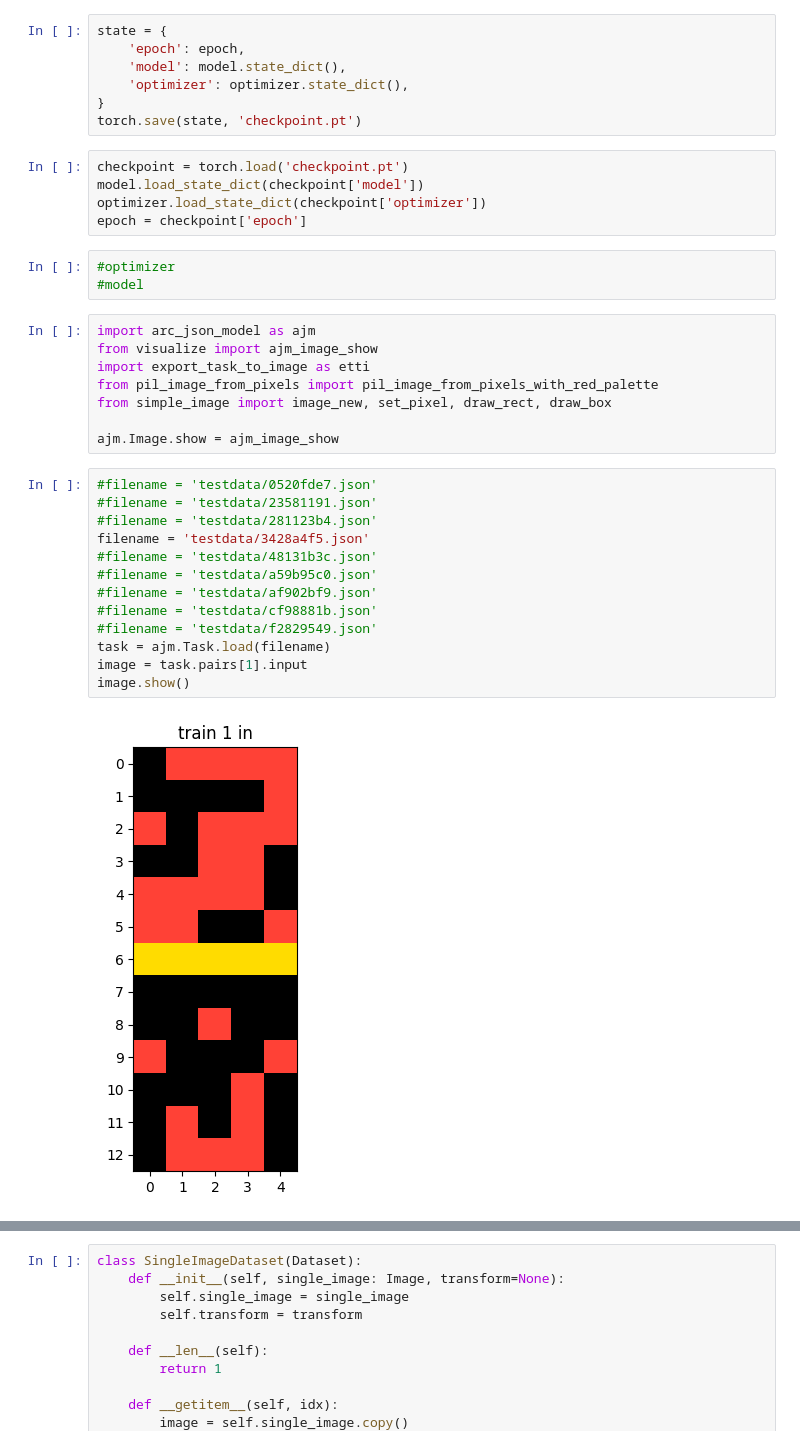
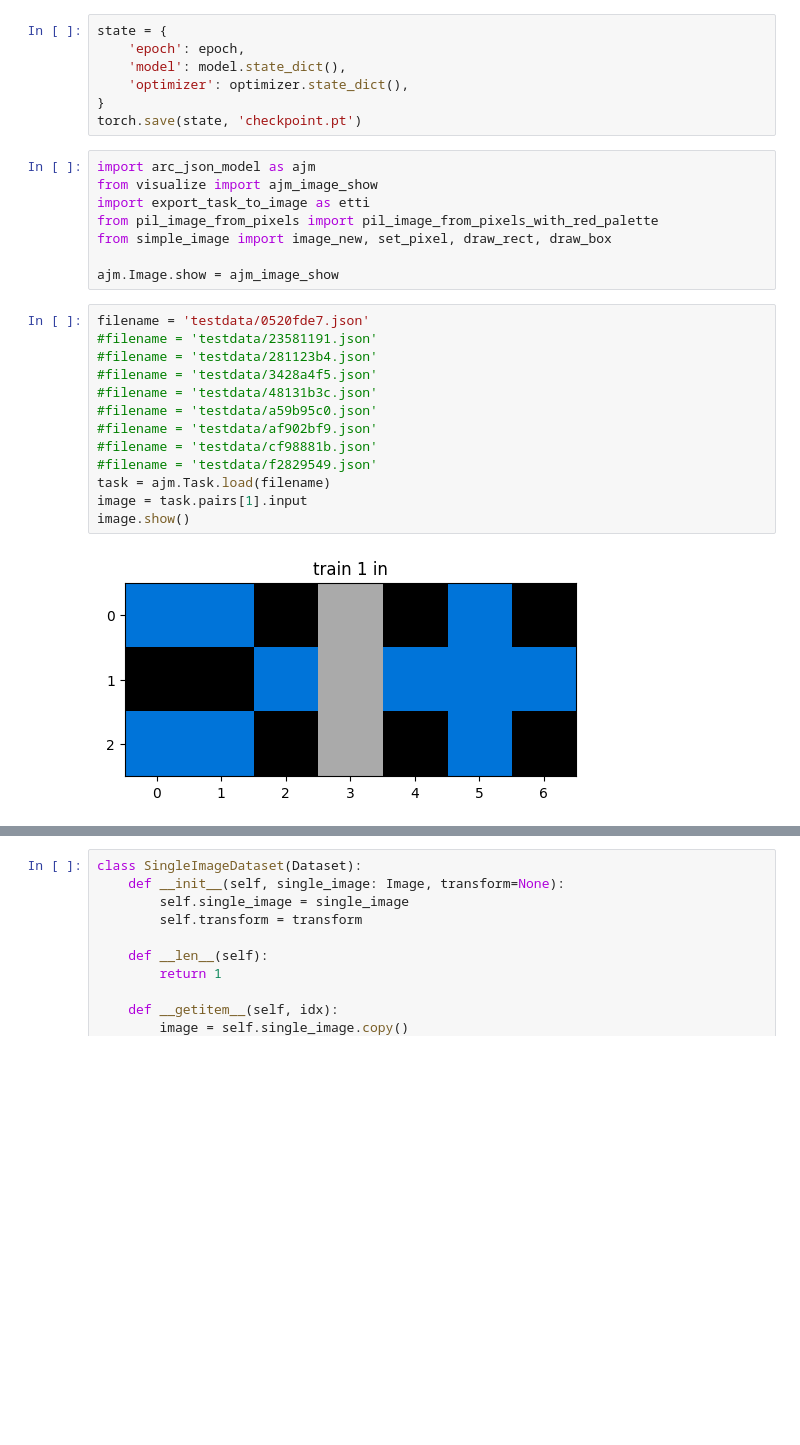
Before and after one commit to neoneye/simon-arc-lab-legacy, a Jupyter notebook: proof_of_concept/vit_pytorch_arc3/classify_colors.ipynb, the cells around one changed output, grey strips where cells are left out. Cells and saved outputs as stored; diff of their text form; blank space fills up the shorter version.

```diff
--- a/proof_of_concept/vit_pytorch_arc3/classify_colors.ipynb
+++ b/proof_of_concept/vit_pytorch_arc3/classify_colors.ipynb
@@ -312,14 +320,6 @@ state = {
     'optimizer': optimizer.state_dict(),
 }
 torch.save(state, 'checkpoint.pt')
-# %%
-checkpoint = torch.load('checkpoint.pt')
-model.load_state_dict(checkpoint['model'])
-optimizer.load_state_dict(checkpoint['optimizer'])
-epoch = checkpoint['epoch']
-# %%
-#optimizer
-#model
 # %%
 import arc_json_model as ajm
 from visualize import ajm_image_show
@@ -329,20 +329,20 @@ from simple_image import image_new, set_pixel, draw_rect, draw_box
 
 ajm.Image.show = ajm_image_show
 # %%
-#filename = 'testdata/0520fde7.json'
+filename = 'testdata/0520fde7.json'
 #filename = 'testdata/23581191.json'
 #filename = 'testdata/281123b4.json'
-filename = 'testdata/3428a4f5.json'
+#filename = 'testdata/3428a4f5.json'
 #filename = 'testdata/48131b3c.json'
 #filename = 'testdata/a59b95c0.json'
 #filename = 'testdata/af902bf9.json'
 #filename = 'testdata/cf98881b.json'
 #filename = 'testdata/f2829549.json'
 task = ajm.Task.load(filename)
 image = task.pairs[1].input
 image.show()
 # %% [output]
-[figure, old version]
+[figure, new version]
 # %%
 exporter = etti.ExportTaskToImage(task)
 pair = task.pairs[0]
```
Also changed, not shown: parts of 4 cells of this notebook, 1 other file.
